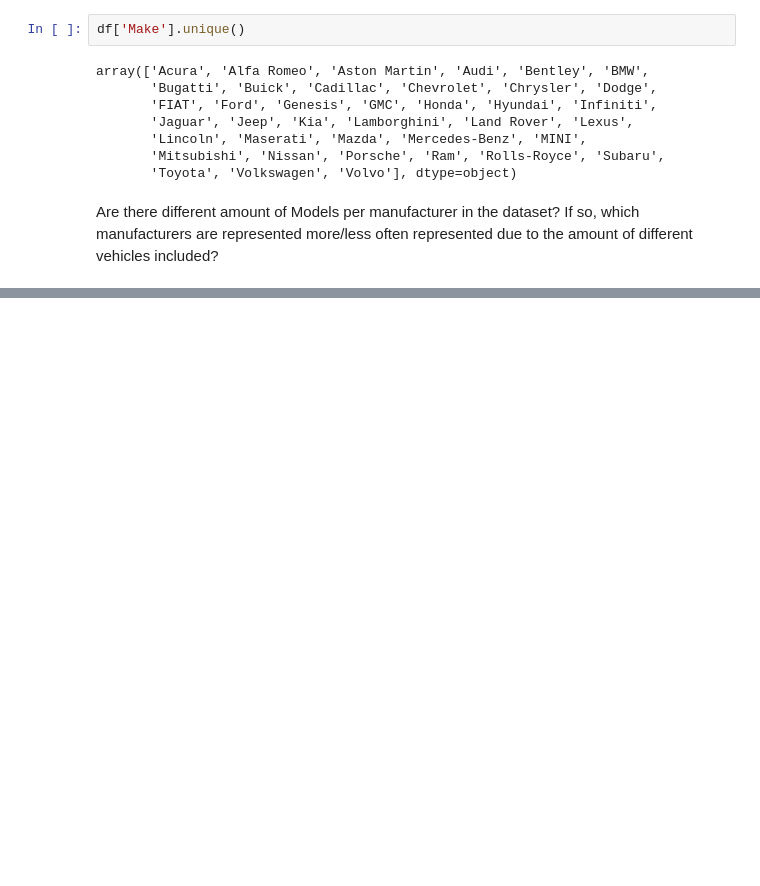
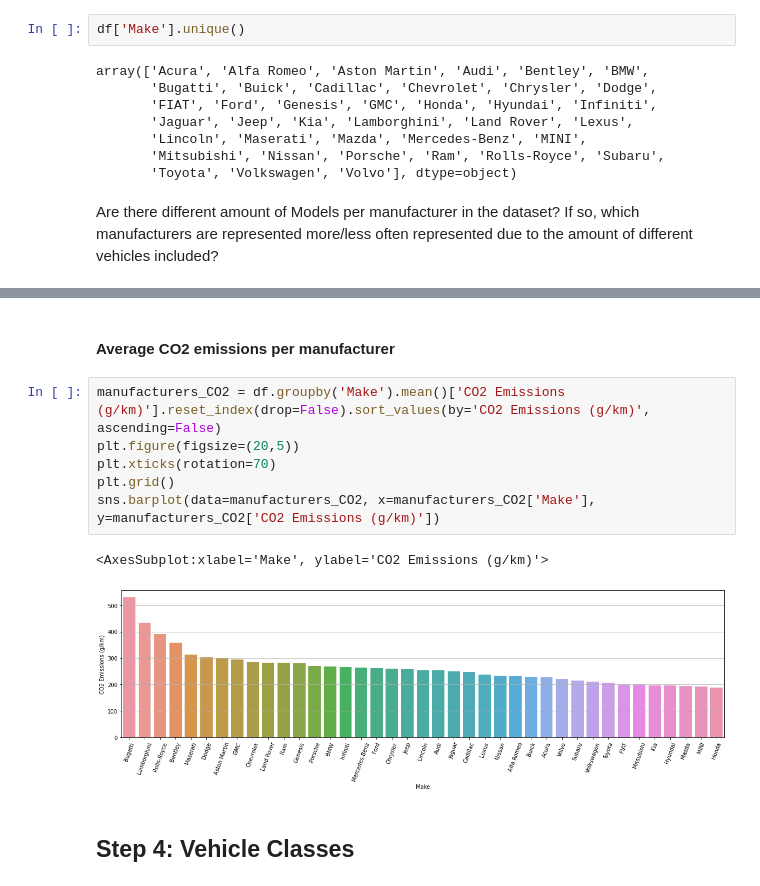
Before and after one commit to JohannesBeneke/EDA-Vehicle-Emissions, a Jupyter notebook: eda_emissions.ipynb, the cells around one changed output, grey strips where cells are left out. Saved outputs shown, nothing was run; the diff lists cells and outputs as text; blank space fills up the shorter version.

```diff
--- a/eda_emissions.ipynb
+++ b/eda_emissions.ipynb
@@ -118,0 +124,13 @@ sns.barplot(data=manufacturers_counts, x=manufacturers_counts['index'], y=manufa
+# %% [markdown]
+#### Average CO2 emissions per manufacturer
+# %%
+manufacturers_CO2 = df.groupby('Make').mean()['CO2 Emissions (g/km)'].reset_index(drop=False).sort_values(by='CO2 Emissions (g/km)', ascending=False)
+plt.figure(figsize=(20,5))
+plt.xticks(rotation=70)
+plt.grid()
+sns.barplot(data=manufacturers_CO2, x=manufacturers_CO2['Make'], y=manufacturers_CO2['CO2 Emissions (g/km)'])
+# %% [output]
+<AxesSubplot:xlabel='Make', ylabel='CO2 Emissions (g/km)'>
+[figure, added]
+# %% [markdown]
+ ## <a id="step_4">Step 4: Vehicle Classes</a>
```
Also changed, not shown: parts of 5 cells of this notebook.
